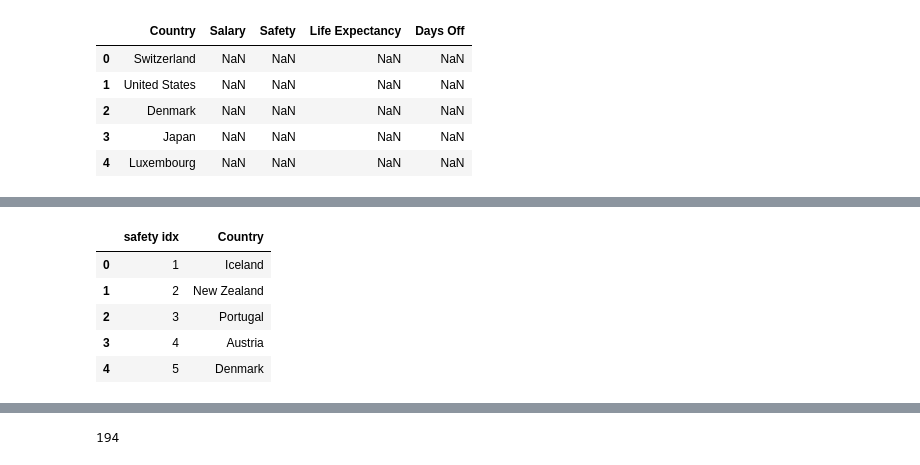
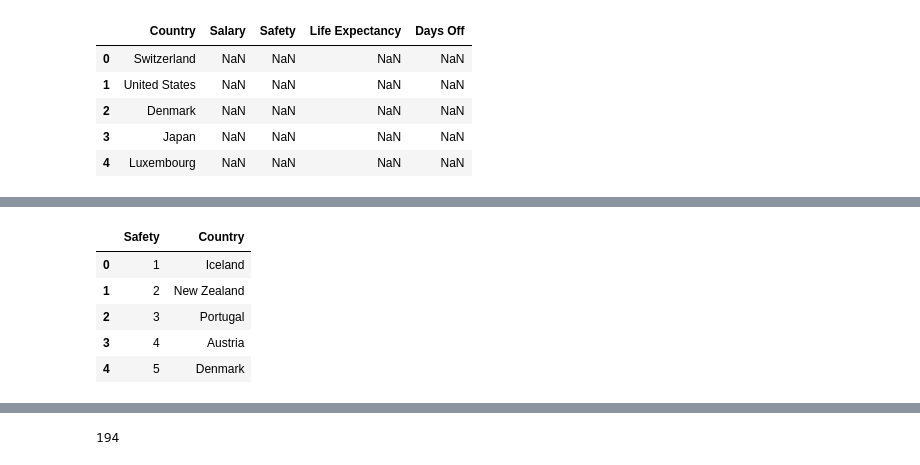
Before and after one commit to mik0why/PlaceToLive, a Jupyter notebook: Salary_Notebook.ipynb, the cells around one changed output, grey strips where cells are left out. Saved outputs shown, nothing was run; the diff lists cells and outputs as text; code cells hidden in the pictures.

```diff
--- a/Salary_Notebook.ipynb
+++ b/Salary_Notebook.ipynb
@@ -98,14 +103,14 @@ print master.head()
 # %%
 #already sorted
 
 saf = pd.read_csv("scrapers/safety.csv", delimiter = ';', header = None, index_col = False)
-saf.rename(columns = {0: 'safety idx', 1: 'Country', 2: 'Score'}, inplace = True)
+saf.rename(columns = {0: 'Safety', 1: 'Country', 2: 'Score'}, inplace = True)
 saf.drop(columns = "Score", axis = 1, inplace = True)
 
 saf.head()
 #saf.head()
 # %% [output]
-|  | safety idx | Country |
+|  | Safety | Country |
 | 0 | 1 | Iceland |
 | 1 | 2 | New Zealand |
 | 2 | 3 | Portugal |
```
Also changed, not shown: parts of 17 cells of this notebook.
